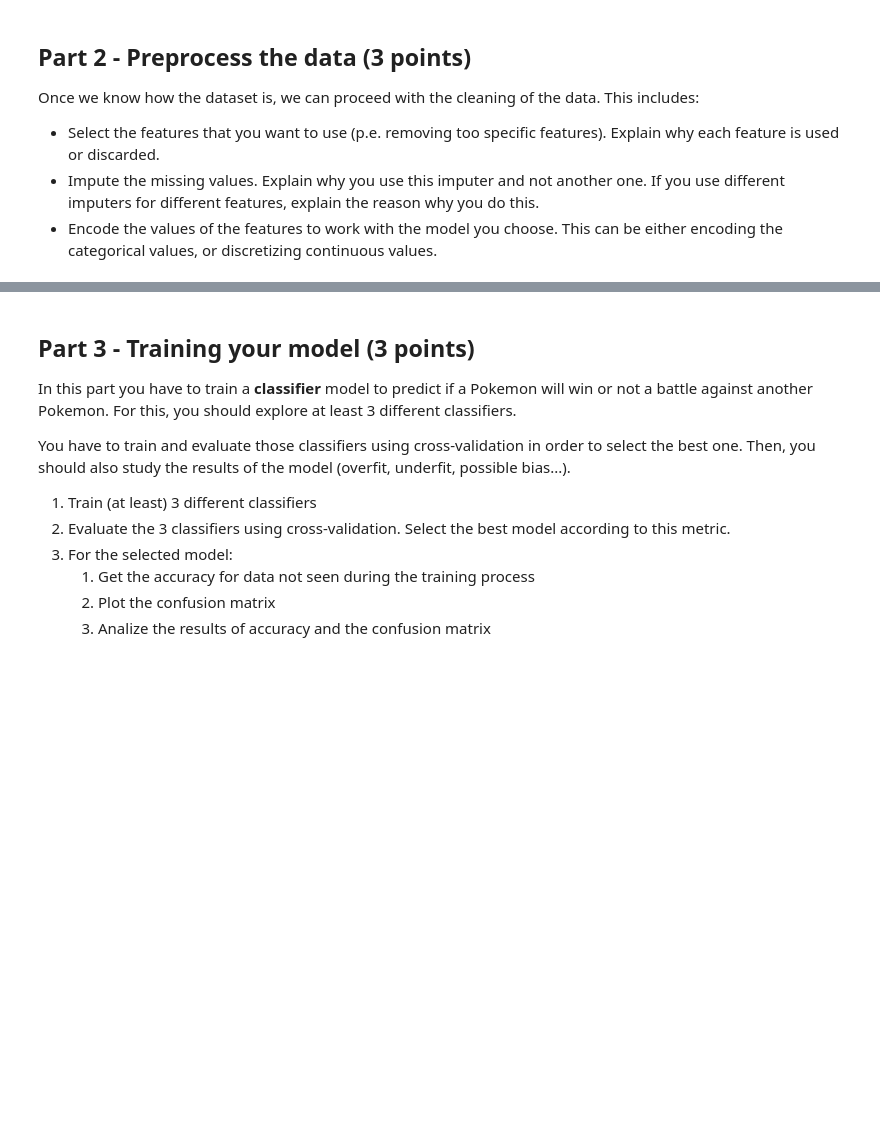
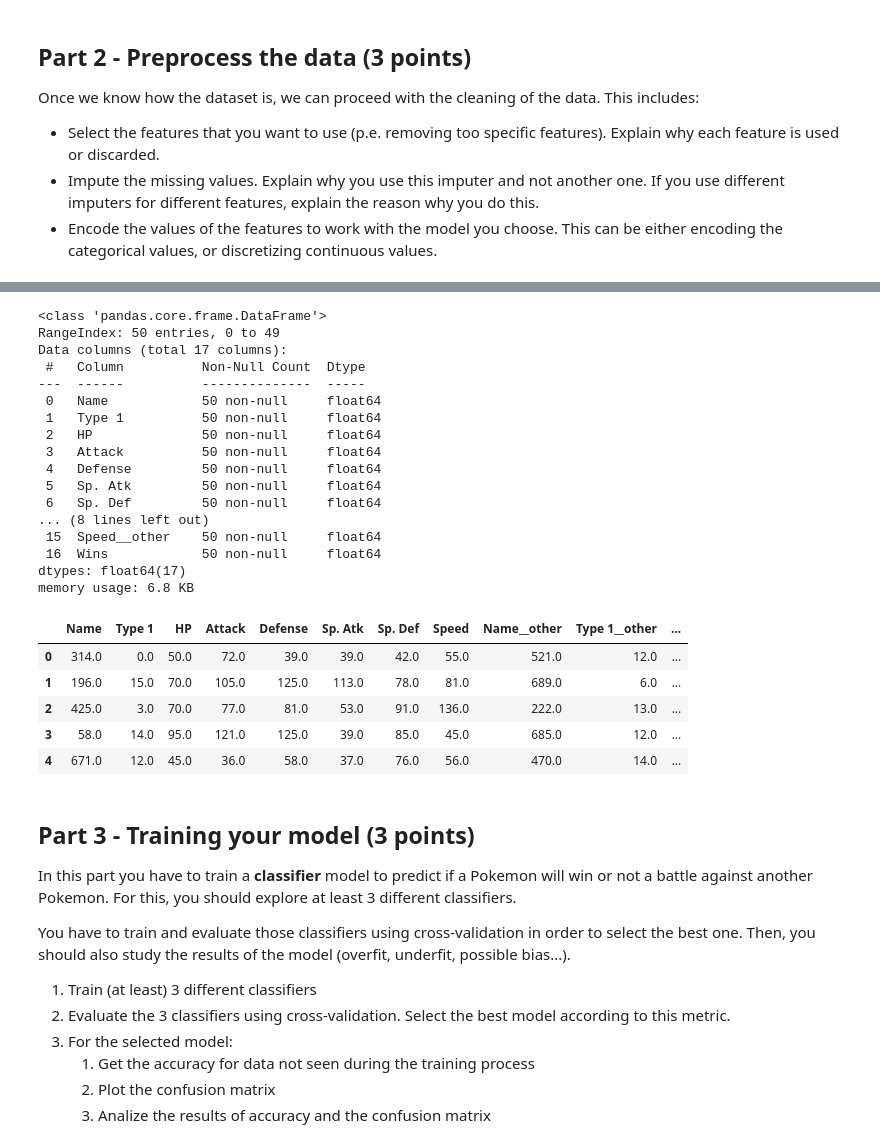
Before and after one commit to elskater98/ml-pokemon-prediction, a Jupyter notebook: pokemon_basic-ml.ipynb, the cells around one changed output, grey strips where cells are left out. Drawn from its saved outputs; the diff is of its cells as text; code cells hidden in the pictures; blank space fills up the shorter version.

```diff
--- a/pokemon_basic-ml.ipynb
+++ b/pokemon_basic-ml.ipynb
@@ -218,6 +216,10 @@ concat_processing_df = pandas.concat([processing_df,processing_inverse_df])
 # %%
-# Encode Booleans
+# Drop rows with missing values because dropping too much data is also dangerous. It can
+# create significant bias by depriving your algorithms of space. This is especially true of classifiers sensitive
+# to the curse of dimensionality. In our case 40.000 rows -> +- 1400 rows
 
-concat_processing_df['Wins'] = concat_processing_df['Wins'].astype('Int64')
-concat_processing_df['Legendary__other'] = concat_processing_df['Legendary__other'].map({True:1,False:0})
-concat_processing_df['Legendary'] = concat_processing_df['Legendary'].map({True:1,False:0})
+# Encode Booleans Variables
+
+processing_df['Wins'] = processing_df['Wins'].astype('Int64')
+processing_df['Legendary__other'] = processing_df['Legendary__other'].map({True:1,False:0})
+processing_df['Legendary'] = processing_df['Legendary'].map({True:1,False:0})
@@ -306,11 +277,36 @@ array([[314. ,   0. ,   6.2, ...,   5. ,   0. ,   1. ],
 # %%
 # Reduce dimensions of the dataset
-processing_df = processing_df.drop(columns=['Legendary', 'Legendary__other','Generation','Generation__other'])
+processing_df = processing_df.drop(columns=['Legendary', 'Legendary__other','Generation','Generation__other','Type 2','Type 2__other'])
 processing_df.info()
 processing_df.head(5)
 
 # Legendary variable defines the rarity to find this Pokemon. Therefore, doesn't affect the victory of the battle.
 # Generation variable defines the seasson that the Pokemon appears.
-# Type_i of the Pokemon is important because it define the weak/strong over the other pokemon type.
+# Type_1 of the Pokemon define the weak/strong over the other pokemon type.
+# Type_2 is descarted because it has 50% missing values
 # All the continuous variables are important to predict the battle.
 # Wins variable is obviously required to develop the supervised prediction.
+# %% [output]
+<class 'pandas.core.frame.DataFrame'>
+RangeIndex: 50 entries, 0 to 49
+Data columns (total 17 columns):
+ #   Column          Non-Null Count  Dtype
+---  ------          --------------  -----
+ 0   Name            50 non-null     float64
+ 1   Type 1          50 non-null     float64
+ 2   HP              50 non-null     float64
+ 3   Attack          50 non-null     float64
+ 4   Defense         50 non-null     float64
+ 5   Sp. Atk         50 non-null     float64
+ 6   Sp. Def         50 non-null     float64
+... (8 lines left out)
+ 15  Speed__other    50 non-null     float64
+ 16  Wins            50 non-null     float64
+dtypes: float64(17)
+memory usage: 6.8 KB
+|  | Name | Type 1 | HP | Attack | Defense | Sp. Atk | Sp. Def | Speed | Name__other | Type 1__other | ... |
+| 0 | 314.0 | 0.0 | 50.0 | 72.0 | 39.0 | 39.0 | 42.0 | 55.0 | 521.0 | 12.0 | ... |
+| 1 | 196.0 | 15.0 | 70.0 | 105.0 | 125.0 | 113.0 | 78.0 | 81.0 | 689.0 | 6.0 | ... |
+| 2 | 425.0 | 3.0 | 70.0 | 77.0 | 81.0 | 53.0 | 91.0 | 136.0 | 222.0 | 13.0 | ... |
+| 3 | 58.0 | 14.0 | 95.0 | 121.0 | 125.0 | 39.0 | 85.0 | 45.0 | 685.0 | 12.0 | ... |
+| 4 | 671.0 | 12.0 | 45.0 | 36.0 | 58.0 | 37.0 | 76.0 | 56.0 | 470.0 | 14.0 | ... |
```
Also changed, not shown: parts of 7 cells of this notebook.
